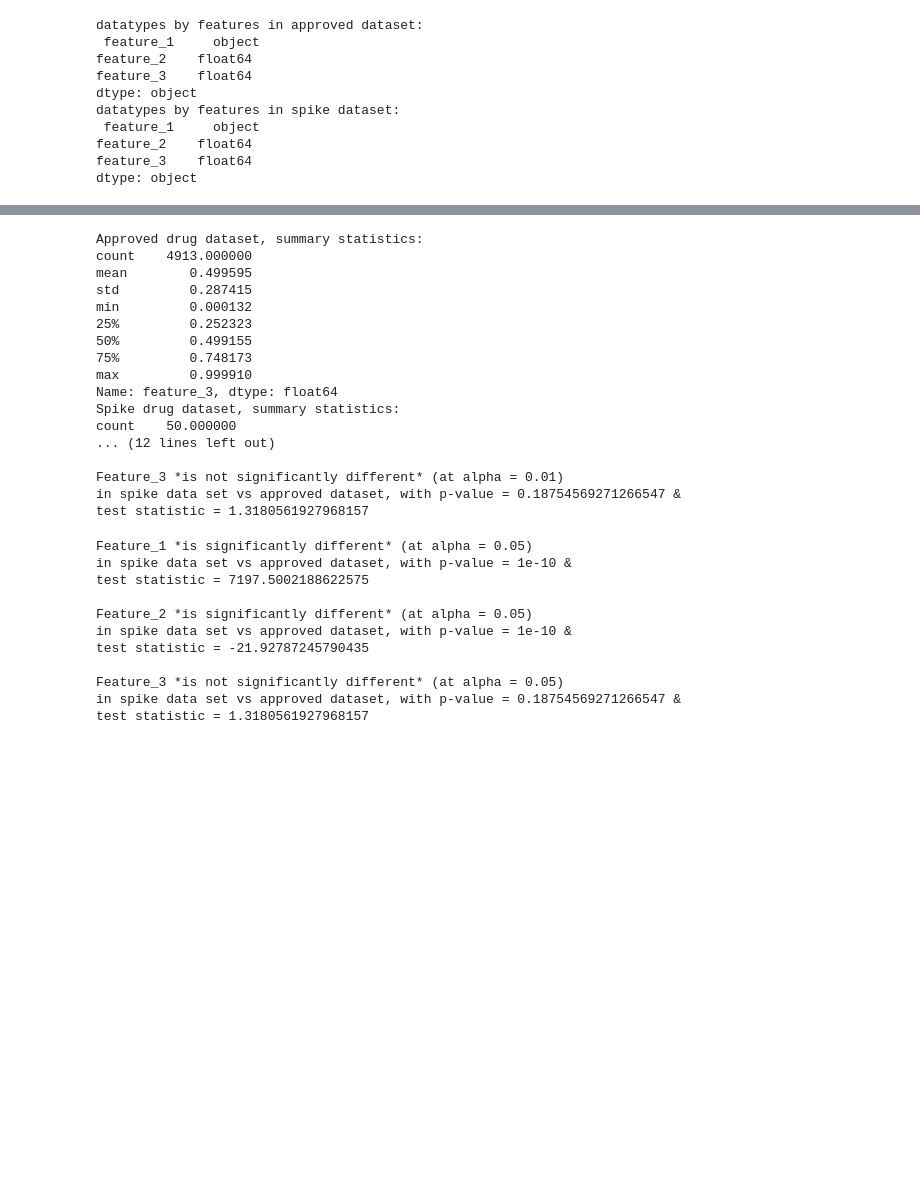
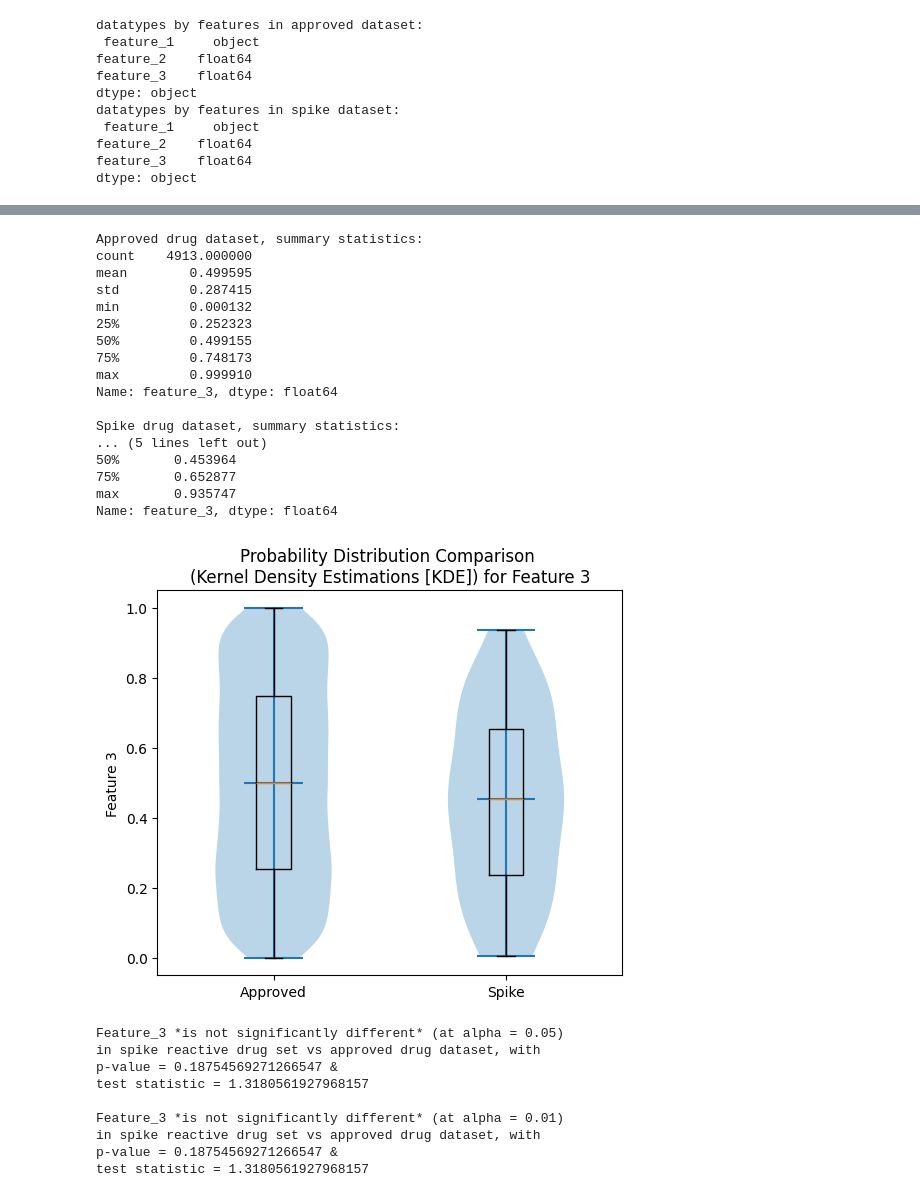
Before and after one commit to BasuShaon/24hr-bfx_coding_challenge, a Jupyter notebook: scripts/task_2_solution.ipynb, the cells around one changed output, grey strips where cells are left out. Saved outputs shown, nothing was run; the diff lists cells and outputs as text; code cells hidden in the pictures; blank space fills up the shorter version.

```diff
--- a/scripts/task_2_solution.ipynb
+++ b/scripts/task_2_solution.ipynb
@@ -162,53 +141,54 @@ test statistic = -21.92787245790435
 # %%
-# two-tailed, two-sample independent t-test on feature 3, spike vs approved
+# Feature 3: two-tailed, scalar EDA & two-sample independent t-test, spike vs approved
 
 # prints summary statistics
-print(f"Approved drug dataset, summary statistics:\n{approved['feature_3'].describe()}\n"
+print(f"Approved drug dataset, summary statistics:\n{approved['feature_3'].describe()}\n\n"
       f"Spike drug dataset, summary statistics:\n{spike['feature_3'].describe()}")
+
+
+# Plot PDF (using kde estimation from violin plot)
+fig, ax = plt.subplots(figsize=(6, 5))
+data = [approved['feature_3'].dropna(), spike['feature_3'].dropna()]
+parts = ax.violinplot(data, positions=[1, 2], showmeans=False, showmedians=True)
+ax.boxplot(data, widths=0.15, labels=['Approved', 'Spike'])
+ax.set_title('Probability Distribution Comparison \n(Kernel Density Estimations [KDE]) for Feature 3')
+ax.set_xticks([1, 2])
+ax.set_xticklabels(['Approved', 'Spike'])
+ax.set_ylabel('Feature 3')
+plt.show()
+
 
 # performs test
 tstat, pvalue = scipy.stats.ttest_ind(approved['feature_3'], spike['feature_3'], equal_var=True)
 
 # reports test
 for alpha in alphas:
     alpha_crit(stat = tstat, pvalue = pvalue, alpha = alpha, featname = 'Feature_3')
 # %% [output]
 Approved drug dataset, summary statistics:
 count    4913.000000
 mean        0.499595
 std         0.287415
 min         0.000132
 25%         0.252323
 50%         0.499155
 75%         0.748173
 max         0.999910
 Name: feature_3, dtype: float64
+
 Spike drug dataset, summary statistics:
-count    50.000000
-... (12 lines left out)
-
-Feature_3 *is not significantly different* (at alpha = 0.01)
-in spike data set vs approved dataset, with p-value = 0.18754569271266547 &
-test statistic = 1.3180561927968157
+... (5 lines left out)
+50%       0.453964
+75%       0.652877
+max       0.935747
+Name: feature_3, dtype: float64
+[figure, added]
+Feature_3 *is not significantly different* (at alpha = 0.05)
+in spike reactive drug set vs approved drug dataset, with
+p-value = 0.18754569271266547 &
+test statistic = 1.3180561927968157
+
+Feature_3 *is not significantly different* (at alpha = 0.01)
+in spike reactive drug set vs approved drug dataset, with
+p-value = 0.18754569271266547 &
+test statistic = 1.3180561927968157
-# %%
-# feature 1 test (full)
-chistat, pvalue = scipy.stats.chisquare(f_obs=contig_df['observed'], f_exp=contig_df['expected'])
-alpha_crit(stat = chistat, pvalue = pvalue, alpha = 0.05, featname = 'Feature_1')
-# feature 2 test (full)
-tstat, pvalue = scipy.stats.ttest_ind(approved['feature_2'], spike['feature_2'], equal_var = False)
-alpha_crit(stat = tstat, pvalue = pvalue, alpha = 0.05, featname = 'Feature_2')
-# feature 3 test (full)
-tstat, pvalue = scipy.stats.ttest_ind(approved['feature_3'], spike['feature_3'], equal_var = True)
-alpha_crit(stat = tstat, pvalue = pvalue, alpha = 0.05, featname = 'Feature_3')
-# %% [output]
-Feature_1 *is significantly different* (at alpha = 0.05)
-in spike data set vs approved dataset, with p-value = 1e-10 &
-test statistic = 7197.5002188622575
-
-Feature_2 *is significantly different* (at alpha = 0.05)
-in spike data set vs approved dataset, with p-value = 1e-10 &
-test statistic = -21.92787245790435
-
-Feature_3 *is not significantly different* (at alpha = 0.05)
-in spike data set vs approved dataset, with p-value = 0.18754569271266547 &
-test statistic = 1.3180561927968157
```
Also changed, not shown: parts of 4 cells of this notebook, 2 other files.
